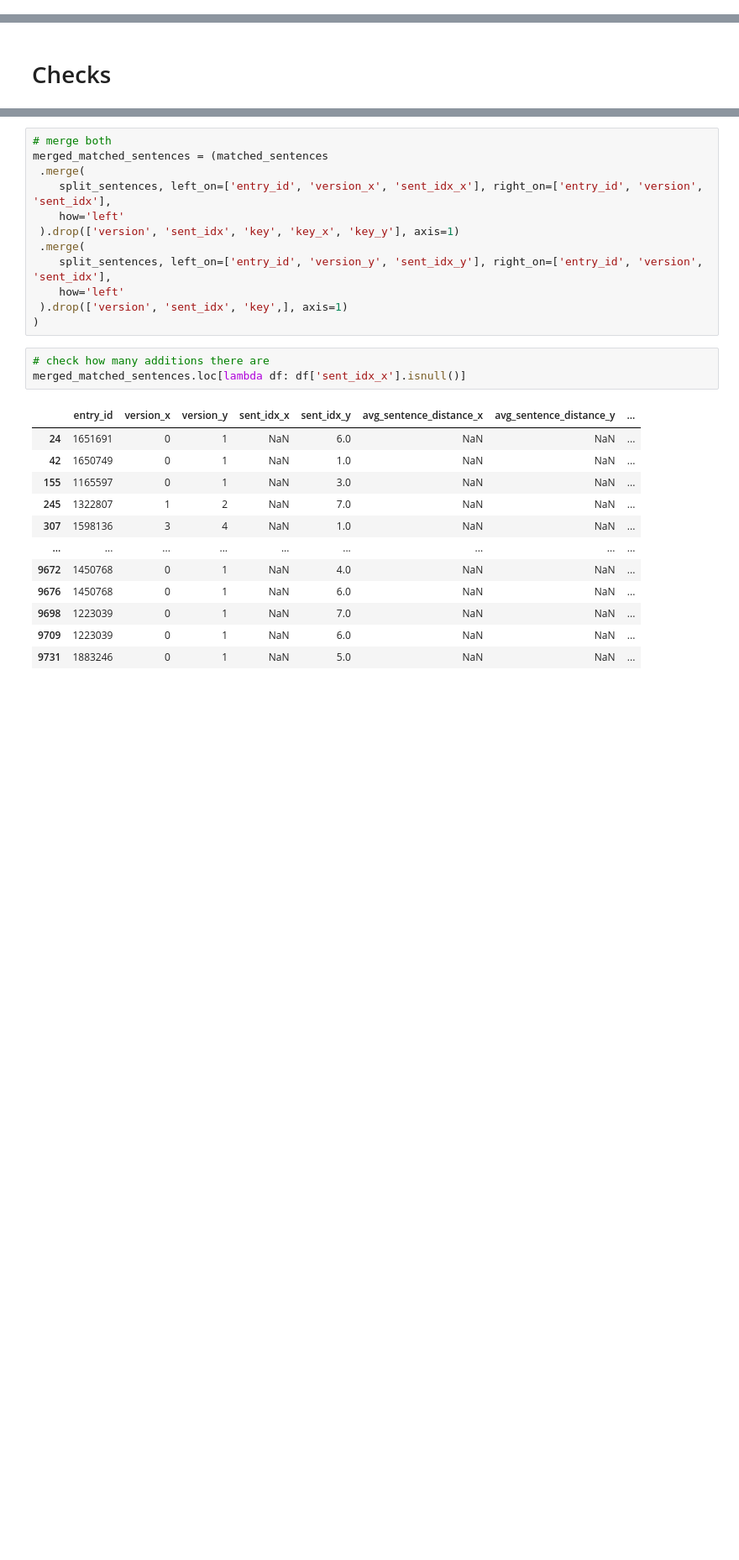
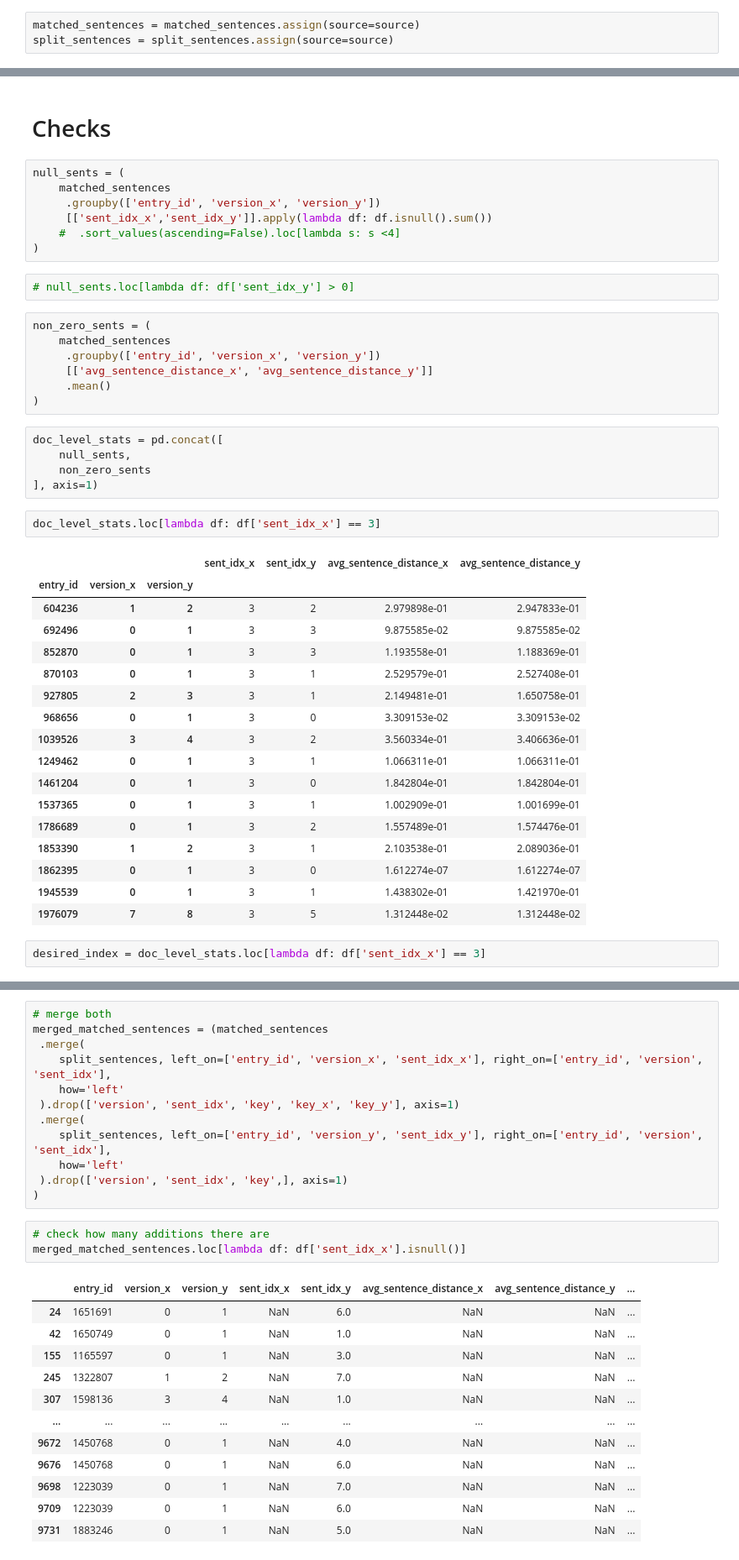
Before and after one commit to alex2awesome/edit-pathways, a Jupyter notebook: notebooks/2021-10-08__select-data-carol.ipynb, the cells around one changed output, grey strips where cells are left out. Shown at 84% size. Drawn from its saved outputs; the diff is of its cells as text; blank space fills up the shorter version.

```diff
--- a/notebooks/2021-10-08__select-data-carol.ipynb
+++ b/notebooks/2021-10-08__select-data-carol.ipynb
@@ -62,6 +71,9 @@ split_sentences = pd.read_sql('''
     SELECT * from c1
     WHERE key IN (%s)
 ''' % joint_keys, con=conn)
+# %%
+matched_sentences = matched_sentences.assign(source=source)
+split_sentences = split_sentences.assign(source=source)
 # %%
 doc_arcs_dict = matched_sentences.to_dict(orient='rows')
 
@@ -111,3 +127,46 @@ with open('../evaluation/data/sample_datum_small.json', 'w') as f:
     json.dump(output, f )
 # %% [markdown]
 # Checks
+# %%
+null_sents = (
+    matched_sentences
+     .groupby(['entry_id', 'version_x', 'version_y'])
+     [['sent_idx_x','sent_idx_y']].apply(lambda df: df.isnull().sum())
+    #  .sort_values(ascending=False).loc[lambda s: s <4]
+)
+# %%
+# null_sents.loc[lambda df: df['sent_idx_y'] > 0]
+# %%
+non_zero_sents = (
+    matched_sentences
+     .groupby(['entry_id', 'version_x', 'version_y'])
+     [['avg_sentence_distance_x', 'avg_sentence_distance_y']]
+     .mean()
+)
+# %%
+doc_level_stats = pd.concat([
+    null_sents,
+    non_zero_sents
+], axis=1)
+# %%
+doc_level_stats.loc[lambda df: df['sent_idx_x'] == 3]
+# %% [output]
+|  |  |  | sent_idx_x | sent_idx_y | avg_sentence_distance_x | avg_sentence_distance_y |
+| entry_id | version_x | version_y |  |  |  |  |
+| 604236 | 1 | 2 | 3 | 2 | 2.979898e-01 | 2.947833e-01 |
+| 692496 | 0 | 1 | 3 | 3 | 9.875585e-02 | 9.875585e-02 |
+| 852870 | 0 | 1 | 3 | 3 | 1.193558e-01 | 1.188369e-01 |
+| 870103 | 0 | 1 | 3 | 1 | 2.529579e-01 | 2.527408e-01 |
+| 927805 | 2 | 3 | 3 | 1 | 2.149481e-01 | 1.650758e-01 |
+| 968656 | 0 | 1 | 3 | 0 | 3.309153e-02 | 3.309153e-02 |
+| 1039526 | 3 | 4 | 3 | 2 | 3.560334e-01 | 3.406636e-01 |
+| 1249462 | 0 | 1 | 3 | 1 | 1.066311e-01 | 1.066311e-01 |
+| 1461204 | 0 | 1 | 3 | 0 | 1.842804e-01 | 1.842804e-01 |
+| 1537365 | 0 | 1 | 3 | 1 | 1.002909e-01 | 1.001699e-01 |
+| 1786689 | 0 | 1 | 3 | 2 | 1.557489e-01 | 1.574476e-01 |
+| 1853390 | 1 | 2 | 3 | 1 | 2.103538e-01 | 2.089036e-01 |
+| 1862395 | 0 | 1 | 3 | 0 | 1.612274e-07 | 1.612274e-07 |
+| 1945539 | 0 | 1 | 3 | 1 | 1.438302e-01 | 1.421970e-01 |
+| 1976079 | 7 | 8 | 3 | 5 | 1.312448e-02 | 1.312448e-02 |
+# %%
+desired_index = doc_level_stats.loc[lambda df: df['sent_idx_x'] == 3]
```
Also changed, not shown: parts of 17 cells of this notebook, 2 other files.
